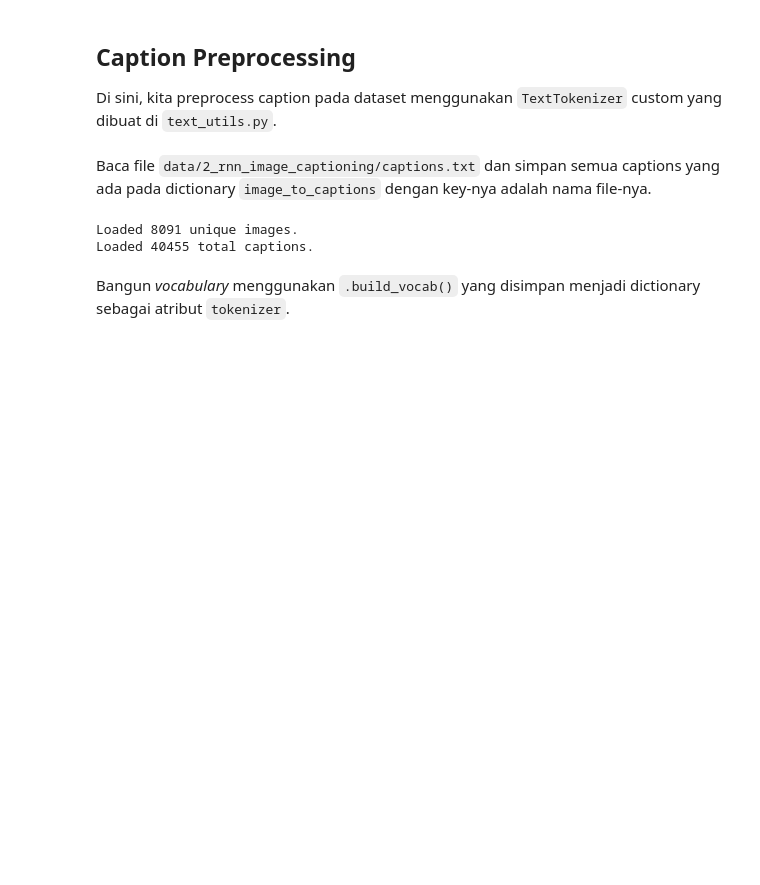
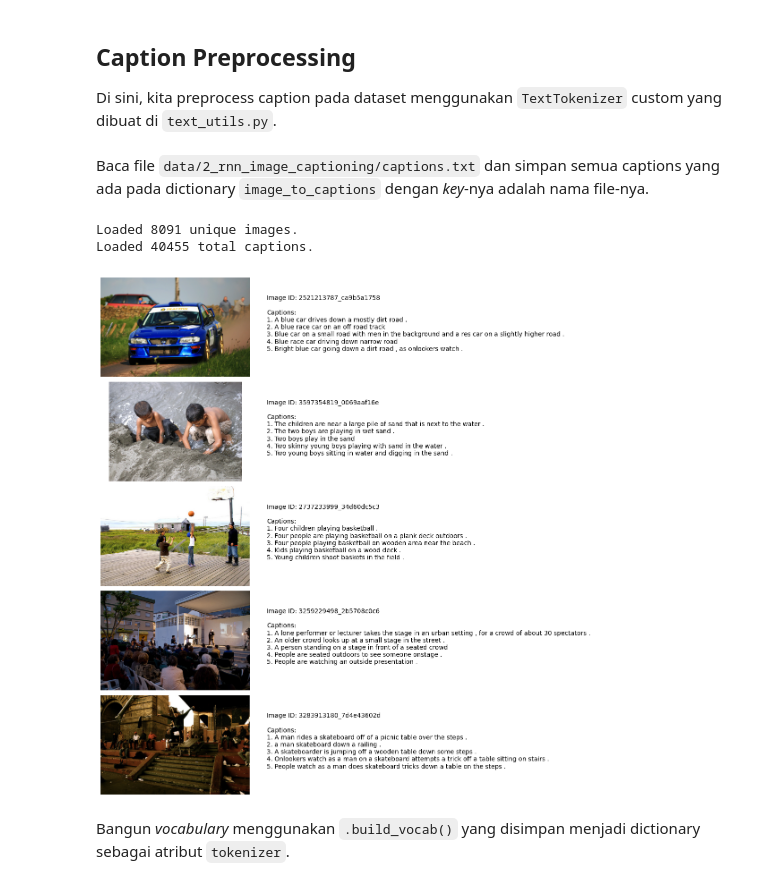
Before and after one commit to timoruslim/Tubes2_AnakRudyKusdiantara, a Jupyter notebook: src/2_rnn_image_captioning/02_caption_preprocessing.ipynb, the cells around one changed output. Cells and saved outputs as stored; diff of their text form; code cells hidden in the pictures; blank space fills up the shorter version.

Commit message:
chore: do minor EDA for caption preprocessing

```diff
--- a/src/2_rnn_image_captioning/02_caption_preprocessing.ipynb
+++ b/src/2_rnn_image_captioning/02_caption_preprocessing.ipynb
@@ -8,6 +8,10 @@ import sys
 import json
 import numpy as np
 import pandas as pd
+import matplotlib.pyplot as plt
+import seaborn as sns
+import random
+from PIL import Image
 from pathlib import Path
 
 PROJECT_ROOT = Path().resolve().parent.parent
@@ -16,6 +20,7 @@ sys.path.append(str(PROJECT_ROOT))
 from src.utility.text_utils import TextTokenizer
 
 DATA_DIR = PROJECT_ROOT / "data" / "2_rnn_image_captioning"
+IMAGE_DIR = DATA_DIR / "images"
 CAPTIONS_FILE = DATA_DIR / "captions.txt"
 VOCAB_FILE = DATA_DIR / "vocab.json"
 OUTPUT_SEQ_FILE = DATA_DIR / "processed_captions.npy"
@@ -25,7 +30,7 @@ os.makedirs(DATA_DIR, exist_ok=True)
 
 tokenizer = TextTokenizer()
 # %% [markdown]
-Baca file `data/2_rnn_image_captioning/captions.txt` dan simpan semua captions yang ada pada dictionary `image_to_captions` dengan key-nya adalah nama file-nya.
+Baca file `data/2_rnn_image_captioning/captions.txt` dan simpan semua captions yang ada pada dictionary `image_to_captions` dengan *key*-nya adalah nama file-nya.
 # %%
 df = pd.read_csv(CAPTIONS_FILE)
 
@@ -43,6 +48,44 @@ print(f"Loaded {len(df)} total captions.")
 # %% [output]
 Loaded 8091 unique images.
 Loaded 40455 total captions.
+# %%
+def visualize(data, num_of_images=5):
+   random_keys = random.sample(list(data.keys()), min(num_of_images, len(data)))
+
+   fig, axes = plt.subplots(len(random_keys), 2,
+                           figsize=(18, 3 * len(random_keys)),
+                           gridspec_kw={'width_ratios': [1, 3]})
+   fig.patch.set_alpha(0.0)
+
+   if len(random_keys) == 1:
+      axes = [axes]
+
+   for idx, key in enumerate(random_keys):
+      ax_img, ax_txt = axes[idx]
+      captions = data[key]
+      img_path = IMAGE_DIR / f"{key}.jpg"
+
+      try:
+         img = Image.open(img_path)
+         ax_img.imshow(img)
+      except FileNotFoundError:
+         ax_img.text(0.5, 0.5, 'Image Not Found', ha='center', va='center')
+
+      ax_img.axis('off')
+      ax_txt.axis('off')
+
+      caption_text = f"Image ID: {key}\n\nCaptions:\n"
+      for i, cap in enumerate(captions, 1):
+         caption_text += f"{i}. {cap}\n"
+
+      ax_txt.text(0.0, 0.5, caption_text, fontsize=10, va='center', ha='left', wrap=True)
+
+   plt.subplots_adjust(hspace=0.05, wspace=0.05)
+   plt.show()
+
+visualize(image_to_captions)
+# %% [output]
+[figure, added]
 # %% [markdown]
 Bangun *vocabulary* menggunakan `.build_vocab()` yang disimpan menjadi dictionary sebagai atribut `tokenizer`.
 # %%
```
Also changed, not shown: parts of 1 cell of this notebook.
